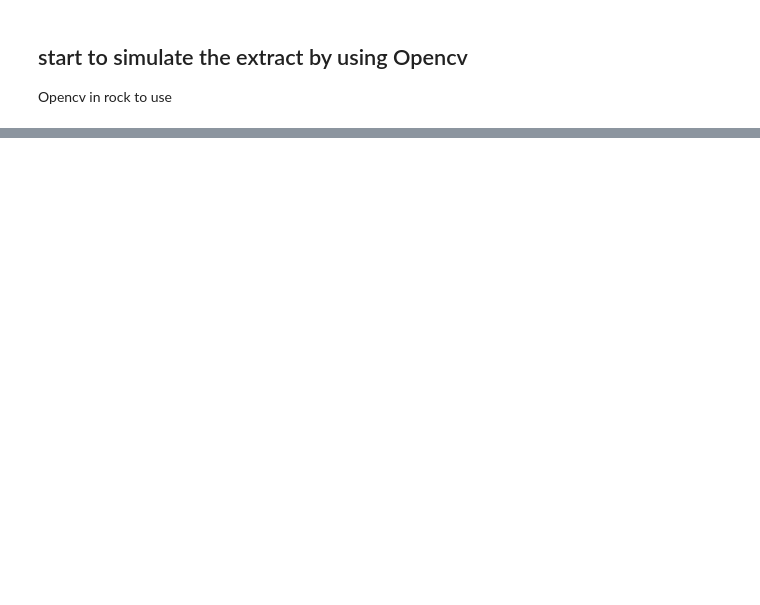
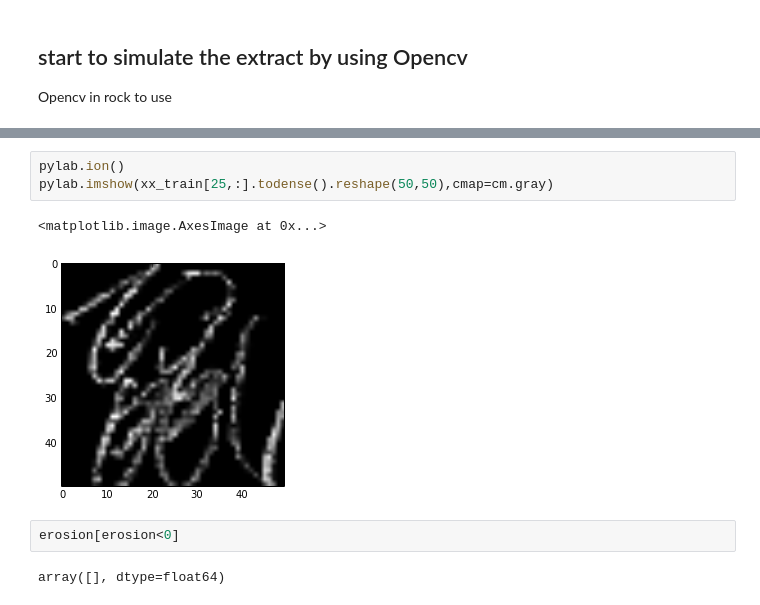
Before and after one commit to chanhou/NTUML_Final, a Jupyter notebook: Final 2.ipynb, the cells around one changed output, grey strips where cells are left out. Saved outputs shown, nothing was run; the diff lists cells and outputs as text; blank space fills up the shorter version.

```diff
--- a/Final 2.ipynb
+++ b/Final 2.ipynb
@@ -46,0 +71,10 @@ import cv2
+# %%
+pylab.ion()
+pylab.imshow(xx_train[25,:].todense().reshape(50,50),cmap=cm.gray)
+# %% [output]
+<matplotlib.image.AxesImage at 0x...>
+[figure, added]
+# %%
+erosion[erosion<0]
+# %% [output]
+array([], dtype=float64)
```
Also changed, not shown: parts of 31 cells of this notebook, 6 other files.
